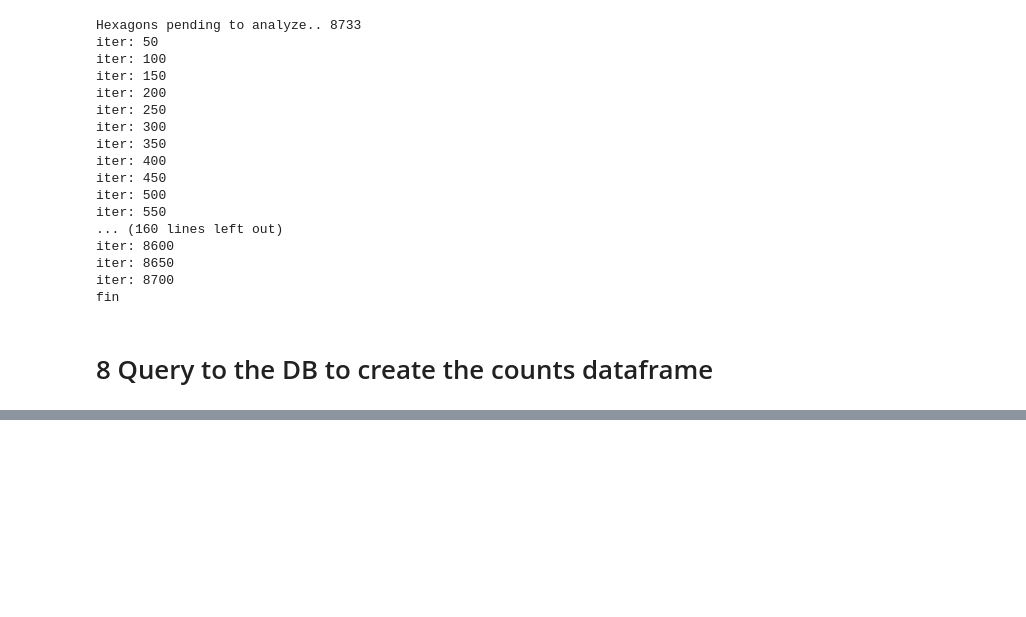
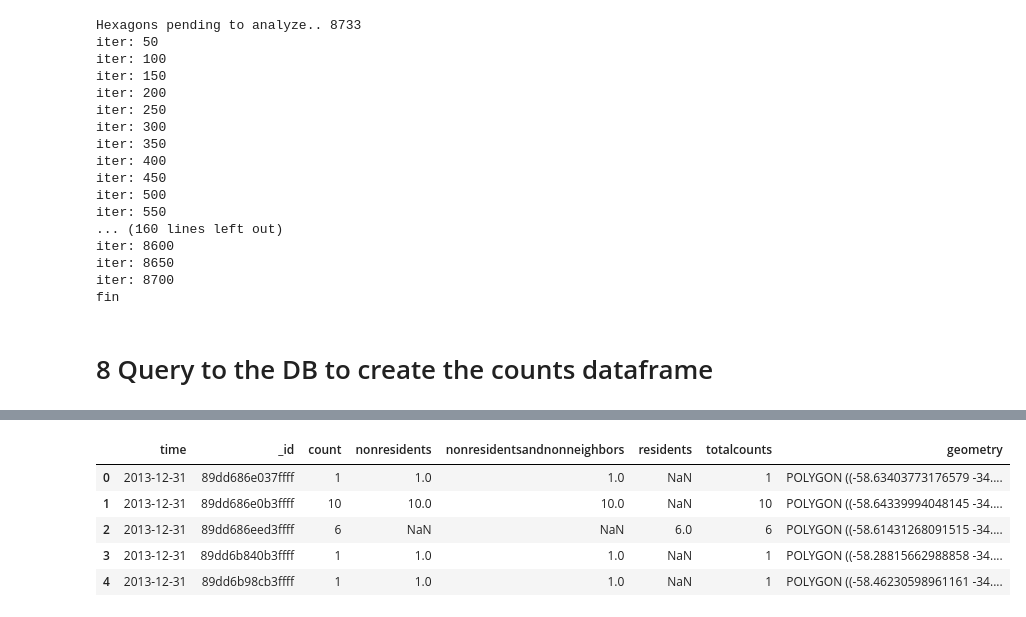
Before and after one commit to rpasquini/twitter_and_displacement, a Jupyter notebook: notebooks/Start Here Complete Procedure Guide.ipynb, the cells around one changed output, grey strips where cells are left out. Cells and saved outputs as stored; diff of their text form; code cells hidden in the pictures; blank space fills up the shorter version.

```diff
--- a/notebooks/Start Here Complete Procedure Guide.ipynb
+++ b/notebooks/Start Here Complete Procedure Guide.ipynb
@@ -171,0 +170,9 @@ df
+# %%
+hexgdf.head()
+# %% [output]
+|  | time | _id | count | nonresidents | nonresidentsandnonneighbors | residents | totalcounts | geometry |
+| 0 | 2013-12-31 | 89dd686e037ffff | 1 | 1.0 | 1.0 | NaN | 1 | POLYGON ((-58.63403773176579 -34.... |
+| 1 | 2013-12-31 | 89dd686e0b3ffff | 10 | 10.0 | 10.0 | NaN | 10 | POLYGON ((-58.64339994048145 -34.... |
+| 2 | 2013-12-31 | 89dd686eed3ffff | 6 | NaN | NaN | 6.0 | 6 | POLYGON ((-58.61431268091515 -34.... |
+| 3 | 2013-12-31 | 89dd6b840b3ffff | 1 | 1.0 | 1.0 | NaN | 1 | POLYGON ((-58.28815662988858 -34.... |
+| 4 | 2013-12-31 | 89dd6b98cb3ffff | 1 | 1.0 | 1.0 | NaN | 1 | POLYGON ((-58.46230598961161 -34.... |
```
Also changed, not shown: parts of 6 cells of this notebook, 1 other file.
